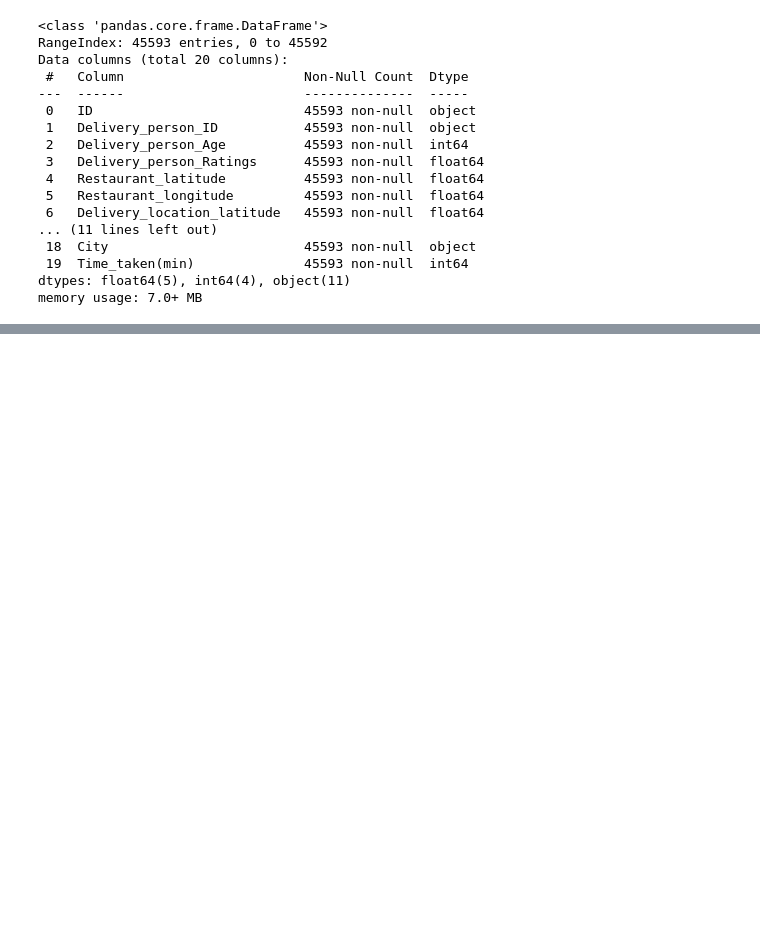
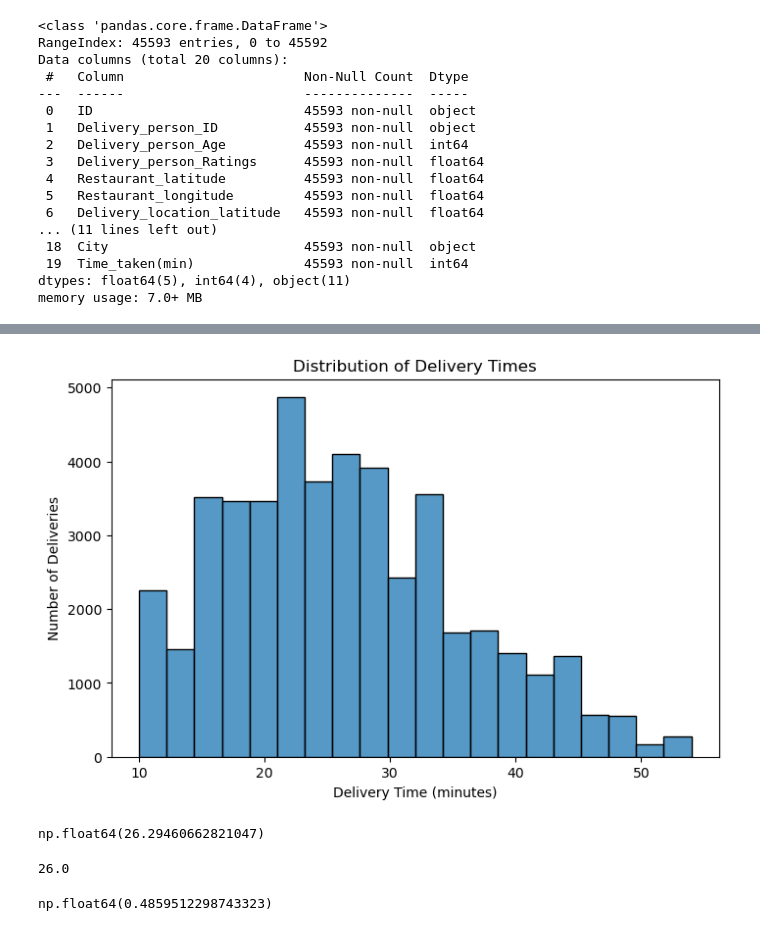
Before and after one commit to UDIT30kaushik/DeliveryDelayPrediction, a Jupyter notebook: notebooks/delivery_delay_prediction.ipynb, the cells around one changed output, grey strips where cells are left out. Drawn from its saved outputs; the diff is of its cells as text; code cells hidden in the pictures; blank space fills up the shorter version.

```diff
--- a/notebooks/delivery_delay_prediction.ipynb
+++ b/notebooks/delivery_delay_prediction.ipynb
@@ -247,0 +294,24 @@ memory usage: 7.0+ MB
+# %%
+plt.figure(figsize=(8,5))
+
+sns.histplot(df["Time_taken(min)"], bins=20)
+
+plt.title("Distribution of Delivery Times")
+plt.xlabel("Delivery Time (minutes)")
+plt.ylabel("Number of Deliveries")
+
+plt.show()
+# %% [output]
+[figure, added]
+# %%
+df["Time_taken(min)"].mean()
+# %% [output]
+np.float64(26.29460662821047)
+# %%
+df["Time_taken(min)"].median()
+# %% [output]
+26.0
+# %%
+df["Time_taken(min)"].skew()
+# %% [output]
+np.float64(0.4859512298743323)
```
Also changed, not shown: parts of 24 cells of this notebook.
